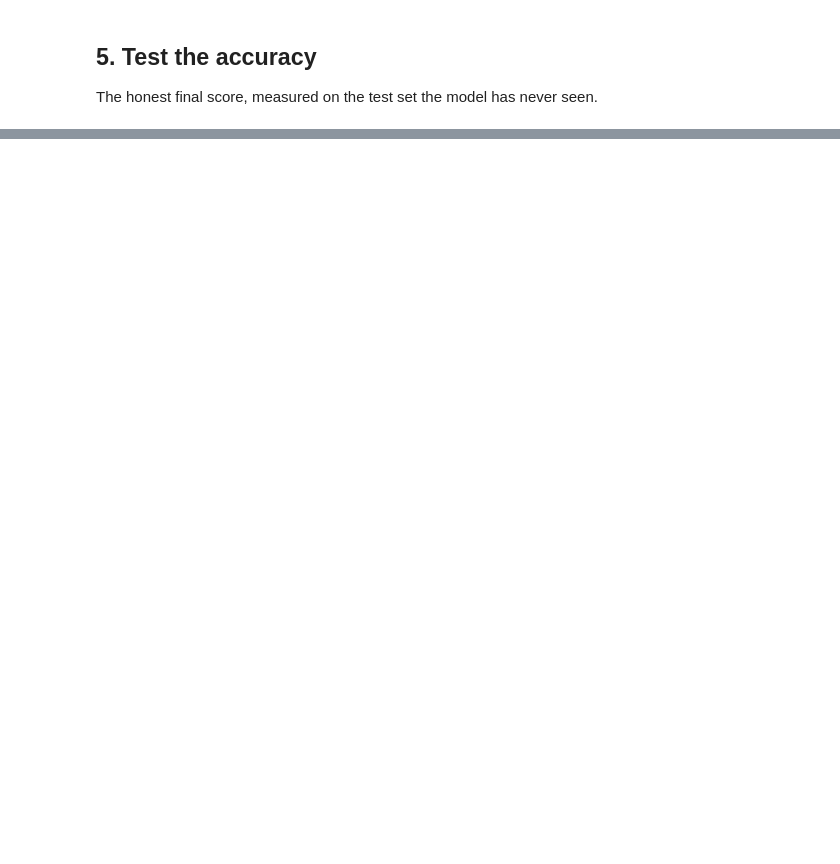
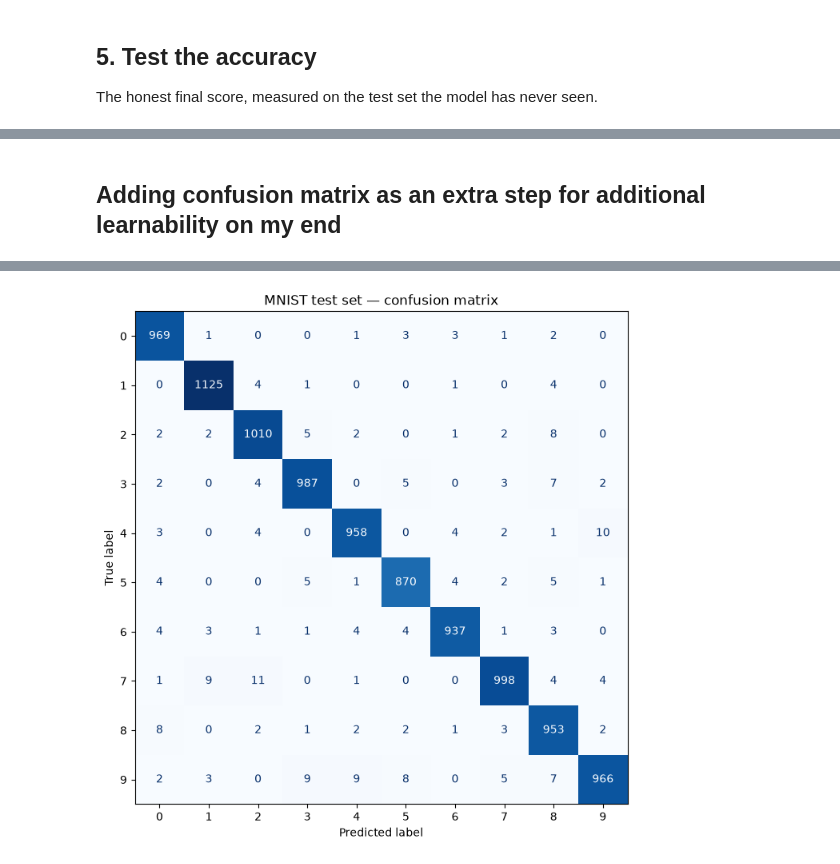
Before and after one commit to WaheedShaq/mnist-neural-network, a Jupyter notebook: mnist_classifier.ipynb, the cells around one changed output, grey strips where cells are left out. Saved outputs shown, nothing was run; the diff lists cells and outputs as text; code cells hidden in the pictures; blank space fills up the shorter version.

Commit message:
Add confusion-matrix analysis; fill README result (97.73%); log tuning experiments

```diff
--- a/mnist_classifier.ipynb
+++ b/mnist_classifier.ipynb
@@ -70,3 +70,11 @@ shuffled_train_and_validation_data = scaled_train_and_validation_data.shuffle(BU
 
 validation_data = shuffled_train_and_validation_data.take(num_validation_samples)
 train_data = shuffled_train_and_validation_data.skip(num_validation_samples)
+
+BATCH_SIZE = 100
+
+train_data = train_data.batch(BATCH_SIZE)
+validation_data = validation_data.batch(num_validation_samples)
+test_data = test_data.batch(num_test_samples)
+
+validation_inputs , validation_targets = next(iter(validation_data))
@@ -90,12 +83,30 @@ A simple feed-forward network:
+# %%
+input_size = 784 # 28 * 28
+output_size = 10
+hidden_layer_size = 100
+
+model = tf.keras.Sequential([
+    tf.keras.layers.Flatten(input_shape = (28,28,1)),
+    tf.keras.layers.Dense(hidden_layer_size, activation='relu'),
+    tf.keras.layers.Dense(hidden_layer_size, activation='relu'),
+    tf.keras.layers.Dense(output_size, activation='softmax')
+])
 # %% [markdown]
 ## 3. Set the optimizer and loss
 
 - **Adam** - momentum + adaptive per-weight step sizes; the practical default optimizer.
 - **Cross-entropy loss** - the standard loss for classification. We use the `sparse_`
   version because our labels are integers (0-9), not one-hot vectors.
+# %%
+model.compile(optimizer = 'adam', loss = 'sparse_categorical_crossentropy', metrics = ['accuracy'])
 # %% [markdown]
 ## 4. Make it learn
 
 **Early stopping** watches the validation loss and halts when it stops improving,
 restoring the best weights. This guards against overfitting (memorizing noise) and
 saves us from guessing the exact number of epochs.
+# %%
+NUM_EPOCHS = 50
+early_stopping = tf.keras.callbacks.EarlyStopping(patience=2, restore_best_weights=True)
+
+model.fit(train_data, epochs = NUM_EPOCHS, callbacks = [early_stopping], validation_data = (validation_inputs , validation_targets), verbose = 2)
@@ -105,0 +142,18 @@ The honest final score, measured on the test set the model has never seen.
+# %% [markdown]
+## Adding confusion matrix as an extra step for additional learnability on my end
+# %%
+# Pull the whole test set as one batch, then get the model's predictions
+test_inputs, test_targets = next(iter(test_data))       # one batch = all 10,000 test images + labels
+predicted_probs = model.predict(test_inputs)            # shape (10000, 10): a softmax prob per digit
+predicted_labels = np.argmax(predicted_probs, axis=1)   # the model's pick = the highest-probability digit
+
+# Confusion matrix: rows = the TRUE digit, columns = what the model PREDICTED
+cm = confusion_matrix(test_targets.numpy(), predicted_labels)
+
+fig, ax = plt.subplots(figsize=(8, 8))
+ConfusionMatrixDisplay(confusion_matrix=cm, display_labels=range(10)).plot(
+    ax=ax, cmap='Blues', colorbar=False
+)
+ax.set_title('MNIST test set — confusion matrix')
+plt.show()
+# %% [output]
@@ -106,3 +161,4 @@ The honest final score, measured on the test set the model has never seen.
+[figure, added]
 # %% [markdown]
 ## What I learned
 
```
Also changed, not shown: parts of 7 cells of this notebook, 1 other file.
